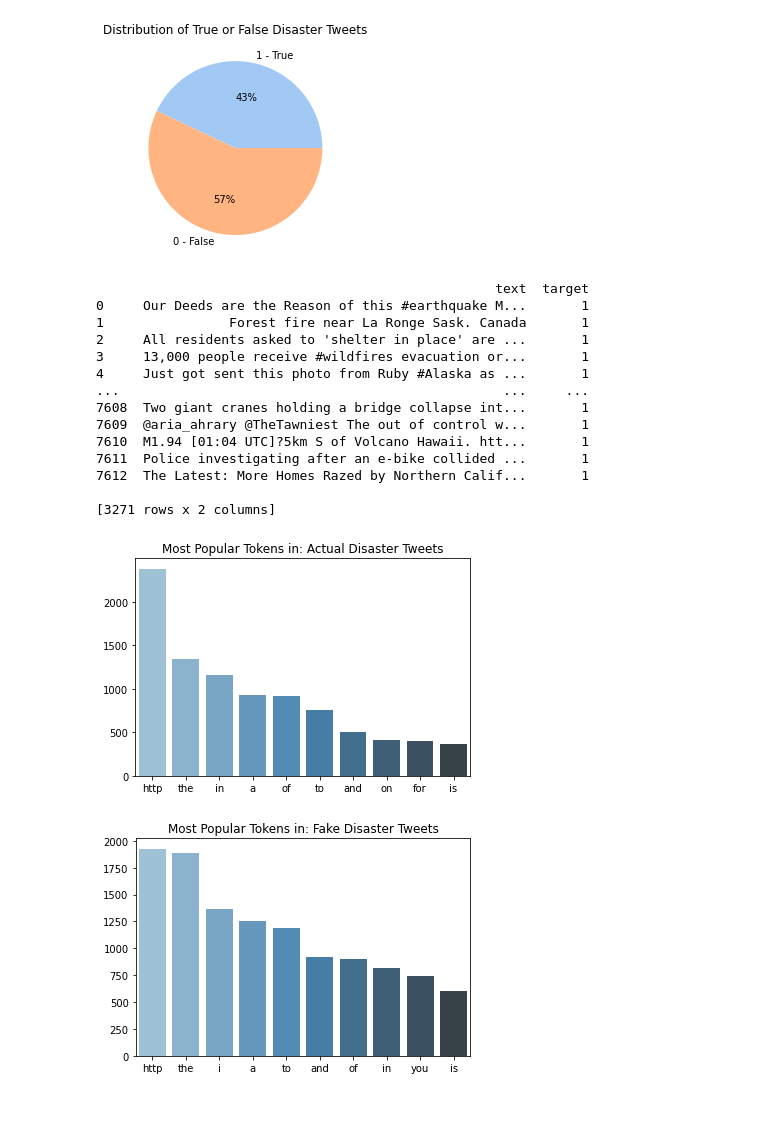
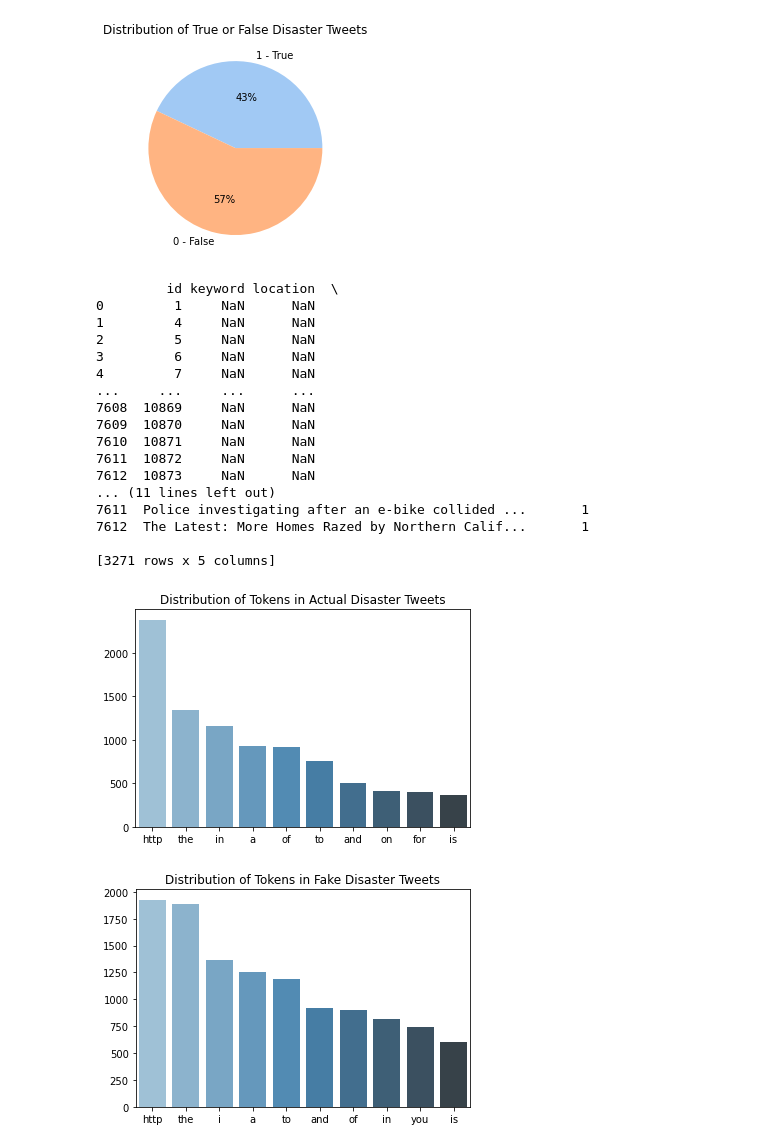
Before and after one commit to tenzinmigmar/disaster-tweet-text-classification, a Jupyter notebook: exploration_and_visualization.ipynb, the cells around one changed output. Drawn from its saved outputs; the diff is of its cells as text; code cells hidden in the pictures; blank space fills up the shorter version.

```diff
--- a/exploration_and_visualization.ipynb
+++ b/exploration_and_visualization.ipynb
@@ -16,9 +16,6 @@ df.head()
 
 df.isna().sum()
 
-# 5080 samples... Will be training the model on the original df w/ 7613 samples & the location & kw columns dropped vs 5080 samples & location & kw included
-df = df.drop(columns=['keyword', 'location', 'id'])
-
 print("# ---- Text and Target Columns Only ----- #")
 df.head()
 # %% [output]
@@ -44,48 +41,51 @@ plt.show()
 # %%
 df_real = df[df['target'] == 1]
 df_fake = df[df['target'] == 0]
 
 print(df_real)
 
 def create_tokens(df, type):
     new_list = list(word_tokenize(tweet.lower()) for tweet in df['text'])
     if type == 'words':
         flat = [token for sublist in new_list for token in sublist if token.isalnum()]
     else:
         flat = [token for sublist in new_list for token in sublist if not token.isalnum()]
     return flat
 
 real_word_tokens = create_tokens(df_real, "words")
 fake_word_tokens = create_tokens(df_fake, "words")
 
 def most_popular(tokens, title):
     counts = Counter(tokens).most_common(10)
     x = [feature[0] for feature in counts]
     y = [feature[1] for feature in counts]
 
     sns.barplot(x, y, palette="Blues_d")
-    plt.title("Most Popular Tokens in: " + title)
+    plt.title(title)
     plt.show()
 
-most_popular(real_word_tokens, 'Actual Disaster Tweets')
-most_popular(fake_word_tokens, 'Fake Disaster Tweets')
+most_popular(real_word_tokens, "Distribution of Tokens in Actual Disaster Tweets")
+most_popular(fake_word_tokens, 'Distribution of Tokens in Fake Disaster Tweets')
 # %% [output]
-                                                   text  target
-0     Our Deeds are the Reason of this #earthquake M...       1
-1                Forest fire near La Ronge Sask. Canada       1
-2     All residents asked to 'shelter in place' are ...       1
-3     13,000 people receive #wildfires evacuation or...       1
-4     Just got sent this photo from Ruby #Alaska as ...       1
-...                                                 ...     ...
-7608  Two giant cranes holding a bridge collapse int...       1
-7609  @aria_ahrary @TheTawniest The out of control w...       1
-7610  M1.94 [01:04 UTC]?5km S of Volcano Hawaii. htt...       1
+         id keyword location  \
+0         1     NaN      NaN
+1         4     NaN      NaN
+2         5     NaN      NaN
+3         6     NaN      NaN
+4         7     NaN      NaN
+...     ...     ...      ...
+7608  10869     NaN      NaN
+7609  10870     NaN      NaN
+7610  10871     NaN      NaN
+7611  10872     NaN      NaN
+7612  10873     NaN      NaN
+... (11 lines left out)
 7611  Police investigating after an e-bike collided ...       1
 7612  The Latest: More Homes Razed by Northern Calif...       1
 
-[3271 rows x 2 columns]
+[3271 rows x 5 columns]
-[figure, old version]
+[figure, new version]
-[figure, old version]
+[figure, new version]
 # %%
 real_punct_tokens = create_tokens(df_real, "punct")
 fake_punct_tokens = create_tokens(df_fake, "punct")
```
Also changed, not shown: parts of 8 cells of this notebook.
